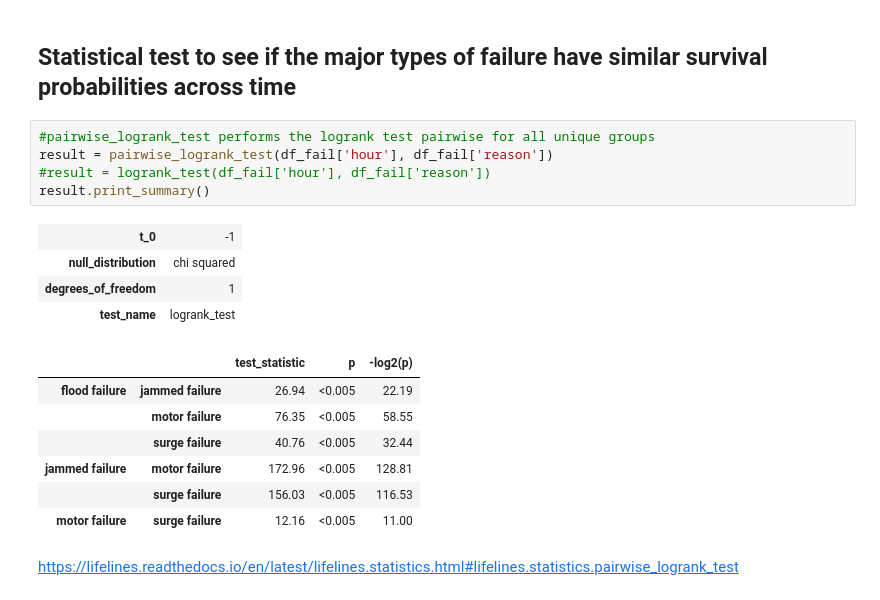
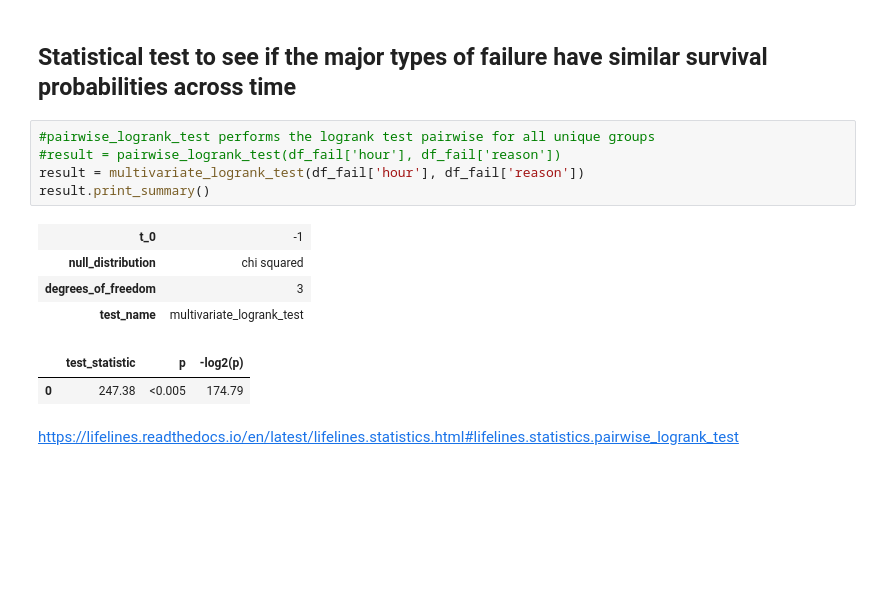
Before and after one commit to SterlingHayden/Survival-Analysis, a Jupyter notebook: HW/HW-01/HW-01.ipynb, the cells around one changed output. Cells and saved outputs as stored; diff of their text form; blank space fills up the shorter version.

```diff
--- a/HW/HW-01/HW-01.ipynb
+++ b/HW/HW-01/HW-01.ipynb
@@ -118,20 +118,15 @@ plt.show()
 ## Statistical test to see if the major types of failure have similar survival probabilities across time
 # %%
 #pairwise_logrank_test performs the logrank test pairwise for all unique groups
-result = pairwise_logrank_test(df_fail['hour'], df_fail['reason'])
-#result = logrank_test(df_fail['hour'], df_fail['reason'])
+#result = pairwise_logrank_test(df_fail['hour'], df_fail['reason'])
+result = multivariate_logrank_test(df_fail['hour'], df_fail['reason'])
 result.print_summary()
 # %% [output]
 | t_0 | -1 |
 | null_distribution | chi squared |
-| degrees_of_freedom | 1 |
-| test_name | logrank_test |
+| degrees_of_freedom | 3 |
+| test_name | multivariate_logrank_test |
-|  |  | test_statistic | p | -log2(p) |
-| flood failure | jammed failure | 26.94 | <0.005 | 22.19 |
-|  | motor failure | 76.35 | <0.005 | 58.55 |
-|  | surge failure | 40.76 | <0.005 | 32.44 |
-| jammed failure | motor failure | 172.96 | <0.005 | 128.81 |
-|  | surge failure | 156.03 | <0.005 | 116.53 |
-| motor failure | surge failure | 12.16 | <0.005 | 11.00 |
+|  | test_statistic | p | -log2(p) |
+| 0 | 247.38 | <0.005 | 174.79 |
 # %% [markdown]
 https://lifelines.readthedocs.io/en/latest/lifelines.statistics.html#lifelines.statistics.pairwise_logrank_test
```
Also changed, not shown: parts of 1 cell of this notebook.
